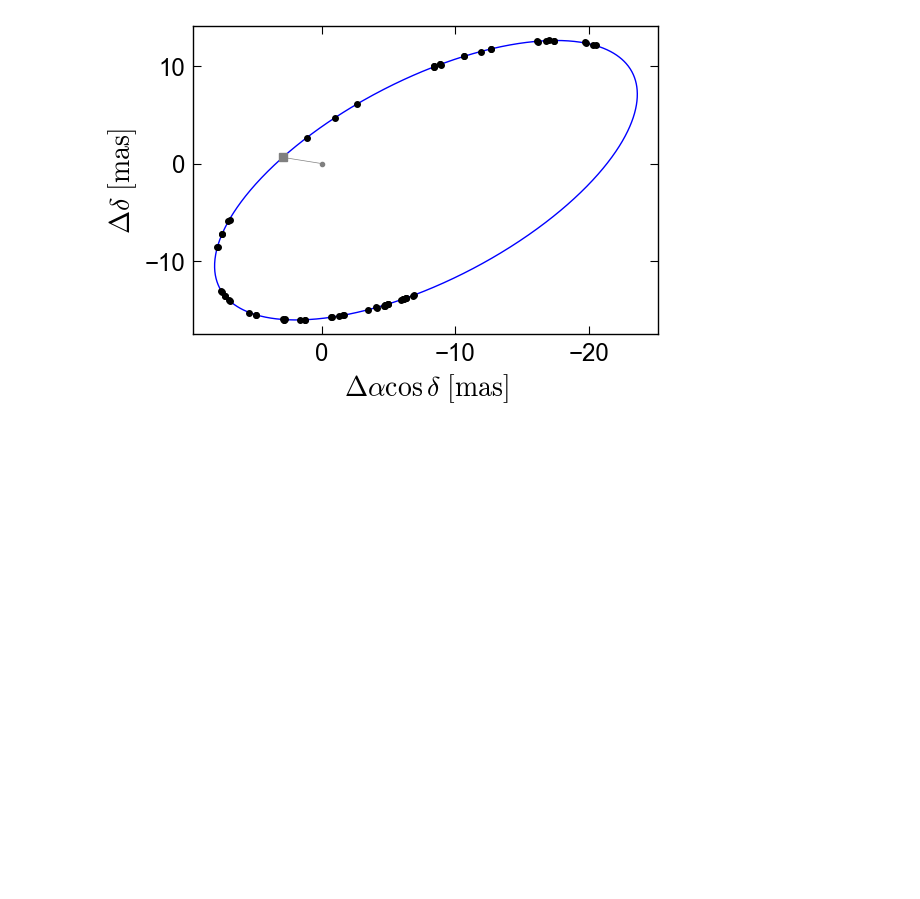
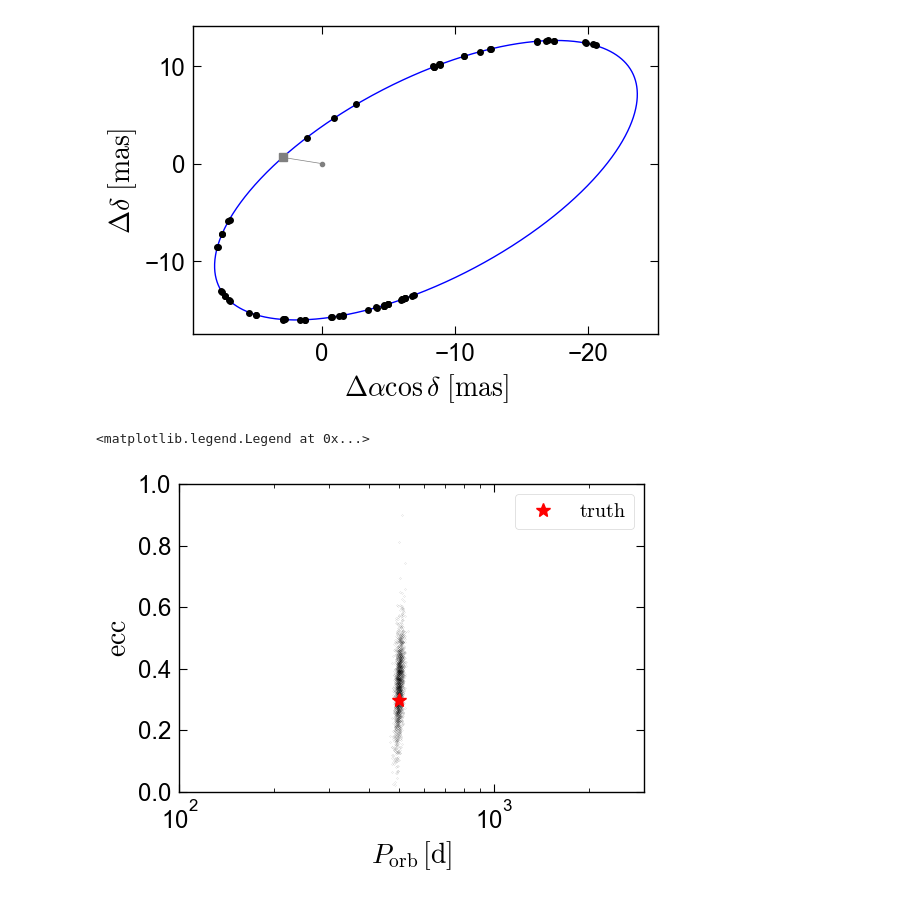
Before and after one commit to kareemelbadry/gaiamock, a Jupyter notebook: demo.ipynb, the cells around one changed output. Cells and saved outputs as stored; diff of their text form; code cells hidden in the pictures; blank space fills up the shorter version.

Commit message:
added Joker-style rejection sampling

```diff
--- a/demo.ipynb
+++ b/demo.ipynb
@@ -315,3 +326,33 @@ gaiamock.plot_2d_orbit_and_residuals(t_ast_yr = t_ast_yr_mean, psi=psi_mean, plx
             data_release='dr4', w=w, omega=omega, inc=inc, c_funcs=c_funcs)
 # %% [output]
 [figure]
+# %%
+# There is also functionality to reject-sample orbits. This works well in the low-SNR regime, where optimization
+# often fails to find the best solution. Let's put our binary from before far away, so the SNR is low...
+
+
+t_ast_yr, psi, plx_factor, ast_obs, ast_err = gaiamock.predict_astrometry_luminous_binary(ra = 21.2, dec=-16.4, parallax = 1.0,
+                        pmra = -7.5, pmdec = 13.2, m1 = 0.9, m2 = 0.65, period = 500, Tp = 293, ecc = 0.3,
+                        omega = 2.0, inc = 1.5, w = 1.0, phot_g_mean_mag = 14.0, f = 0.2, data_release = 'dr3',
+                        c_funcs = c_funcs)
+# %%
+# now let's evaluate the likelihood on 10^7 prior samples
+samples = gaiamock.generate_prior_samples(N_samps = int(1e7), P_range = [100, 3000])
+L = gaiamock.get_astrometric_likelihoods(t_ast_yr = t_ast_yr, psi = psi, plx_factor = plx_factor,
+                                         ast_obs = ast_obs, ast_err = ast_err, samples = samples)
+# %%
+r = np.random.uniform(0, np.max(L), len(L))
+keep = L > r
+
+f = plt.figure()
+ax = f.add_subplot(111)
+ax.semilogx(np.array(samples).T[keep].T[0], np.array(samples).T[keep].T[1], 'k.', ms=0.1)
+ax.set_xlim(100, 3000)
+ax.set_xlabel(r'$P_{\rm orb}\,[\rm d]$', fontsize=20)
+ax.set_ylabel(r'$\rm ecc$', fontsize=20)
+ax.set_ylim(0, 1)
+ax.plot([500], [0.3], 'r*', label = r'$\rm truth$', ms=10)
+ax.legend(loc = 'upper right')
+# %% [output]
+<matplotlib.legend.Legend at 0x...>
+[figure, added]
```
Also changed, not shown: parts of 18 cells of this notebook, 3 other files.
